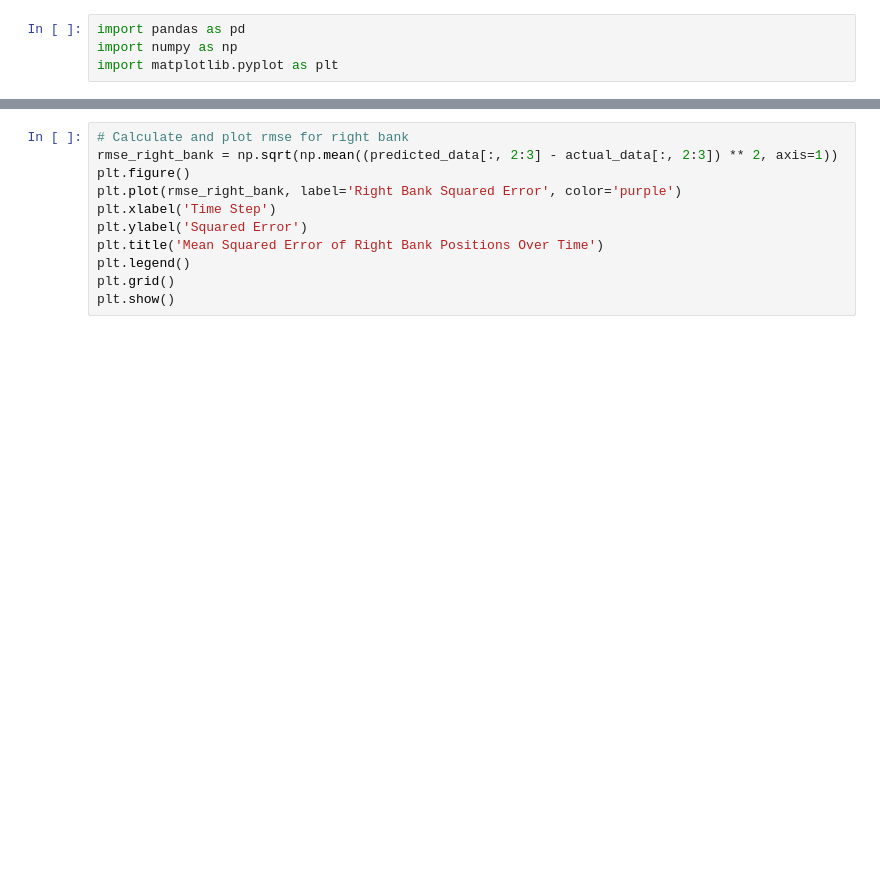
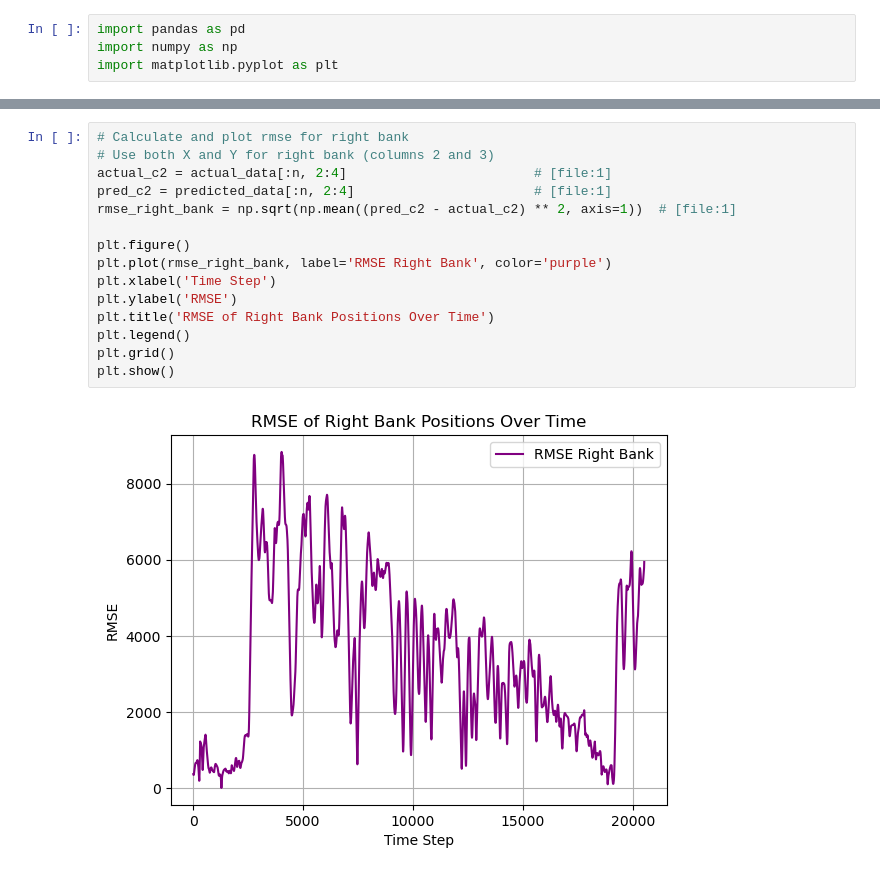
Before and after one commit to Mr-Moody/River-Modelling, a Jupyter notebook: prediction_analysis.ipynb, the cells around one changed output, grey strips where cells are left out. Saved outputs shown, nothing was run; the diff lists cells and outputs as text; blank space fills up the shorter version.

```diff
--- a/prediction_analysis.ipynb
+++ b/prediction_analysis.ipynb
@@ -73,13 +102,19 @@ plt.show()
 # %%
 # Calculate and plot rmse for right bank
-rmse_right_bank = np.sqrt(np.mean((predicted_data[:, 2:3] - actual_data[:, 2:3]) ** 2, axis=1))
+# Use both X and Y for right bank (columns 2 and 3)
+actual_c2 = actual_data[:n, 2:4]                        # [file:1]
+pred_c2 = predicted_data[:n, 2:4]                       # [file:1]
+rmse_right_bank = np.sqrt(np.mean((pred_c2 - actual_c2) ** 2, axis=1))  # [file:1]
+
 plt.figure()
-plt.plot(rmse_right_bank, label='Right Bank Squared Error', color='purple')
+plt.plot(rmse_right_bank, label='RMSE Right Bank', color='purple')
 plt.xlabel('Time Step')
-plt.ylabel('Squared Error')
-plt.title('Mean Squared Error of Right Bank Positions Over Time')
+plt.ylabel('RMSE')
+plt.title('RMSE of Right Bank Positions Over Time')
 plt.legend()
 plt.grid()
 plt.show()
+# %% [output]
+[figure, added]
 # %%
 # Calculate and plot rmse for left bank
```
Also changed, not shown: parts of 6 cells of this notebook.
